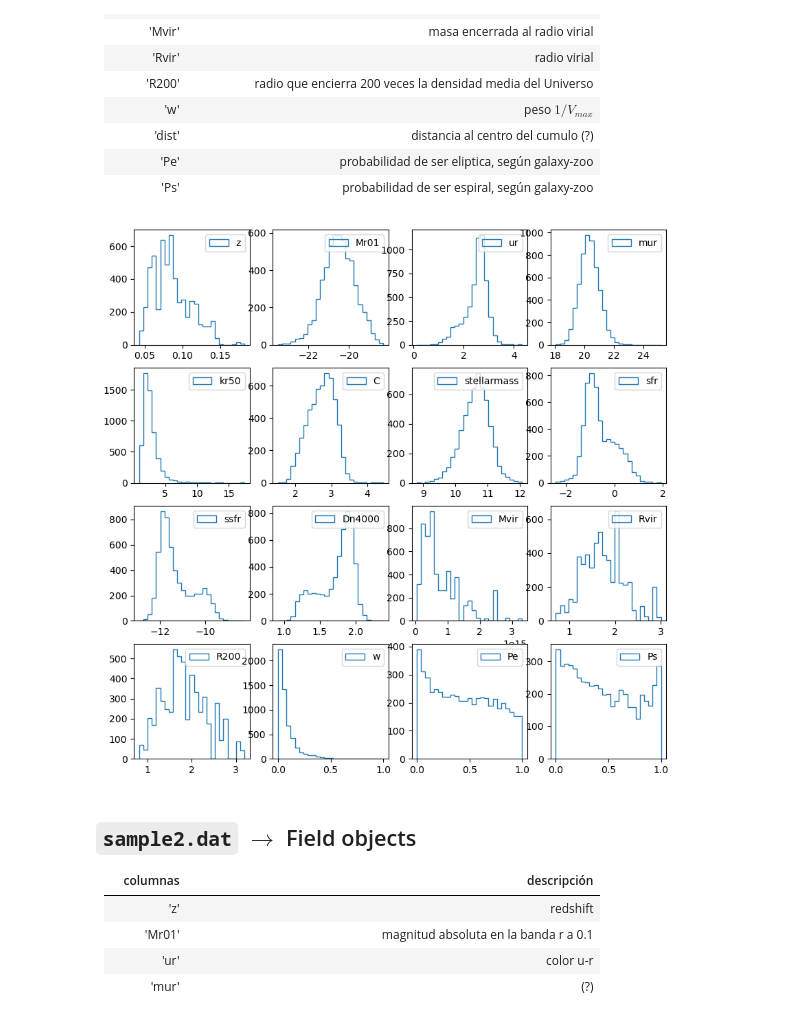
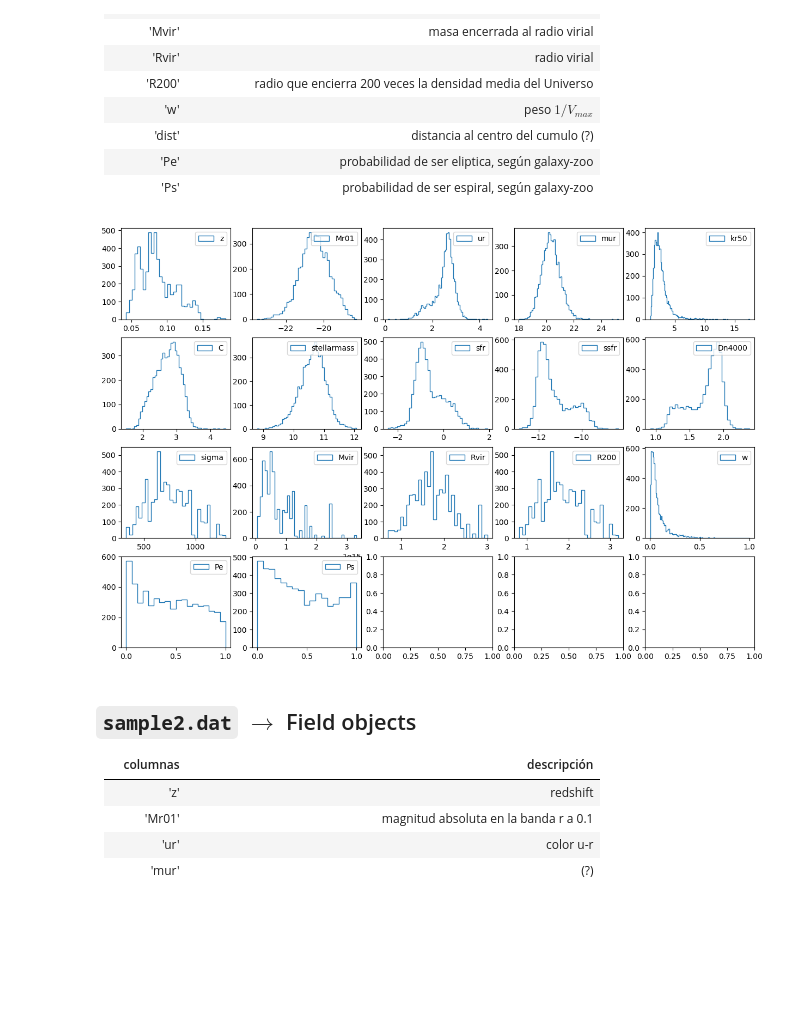
Before and after one commit to francaporaso/extragalactica, a Jupyter notebook: guia5/plots.ipynb, the cells around one changed output. Drawn from its saved outputs; the diff is of its cells as text; code cells hidden in the pictures; blank space fills up the shorter version.

```diff
--- a/guia5/plots.ipynb
+++ b/guia5/plots.ipynb
@@ -7,29 +7,29 @@ import numpy as np
 # %%
 s1, s2, s3 = 'cluster', 'field', 'sim'
 # %%
-# Pe, Ps: probability to be elliptical or sprials (from galaxy zoo)
 s = {}
 
-# Cluster galaxies
+# === Cluster galaxies
+# Pe, Ps: probability to be elliptical or sprials (from galaxy zoo)
 s[s1] = pd.read_fwf(
     'sample1_cls.dat',
     names=['cls','ra','dec','z','Mr01','ur','mur','kr50','C','stellarmass','sfr','ssfr','Dn4000','class','Zc','sigma','Mvir','Rvir','R200','w','dist','Pe','Ps'],
     skiprows=1
 )
-# Field galaxies
+# === Field galaxies
 s[s2] = pd.read_fwf(
     'sample2_field.dat',
     names=['ra','dec','z','Mr01','ur','mur','kr50','C','stellarmass','sfr','ssfr','Dn4000','OH','w','Pe','Ps'],
     skiprows=1
 )
 
-# Semi-analytic model
-s[s3] = pd.read_fwf(
+# === Semi-analytic model
+semianalytic = pd.read_fwf(
     'sample3_sim.dat',
     names=['cls','ig','type','clase','stellarmass','u','g','r','sfr','Mcoldgas','Mhotgas','Tau','OH','bt','ssfr'],
     skiprows=1
 )
-s[s3]['ur'] = s[s3]['u']-s[s3]['r']
+semianalytic['ur'] = semianalytic['u']-semianalytic['r']
 # %% [markdown]
 ## `sample1.dat` $\rightarrow{}$ Cluster objects
 
@@ -58,14 +58,14 @@ s[s3]['ur'] = s[s3]['u']-s[s3]['r']
 # %%
 s['cluster'].query('Rvir < 30 and C<4.5 and Dn4000<2.5 and Dn4000>0.5', inplace=True)
 # %%
-fig, axes = plt.subplots(4,4, figsize=(10,10))
-cols = ['z','Mr01','ur','mur','kr50','C','stellarmass','sfr','ssfr','Dn4000','Mvir','Rvir','R200', 'w','Pe','Ps']
+fig, axes = plt.subplots(4,5, figsize=(15,10))
+cols = ['z','Mr01','ur','mur','kr50','C','stellarmass','sfr','ssfr','Dn4000', 'sigma','Mvir','Rvir','R200', 'w','Pe','Ps']
 
 for col, ax in zip(cols,axes.flatten()):
-    ax.hist(s[s1][col], bins=25, label=col, histtype='step')
+    ax.hist(s[s1][col], bins='auto', label=col, histtype='step')
     ax.legend(loc='upper right')
 # %% [output]
-[figure, old version]
+[figure, new version]
 # %% [markdown]
 ## `sample2.dat` $\rightarrow{}$ Field objects
 
```
Also changed, not shown: parts of 16 cells of this notebook.
